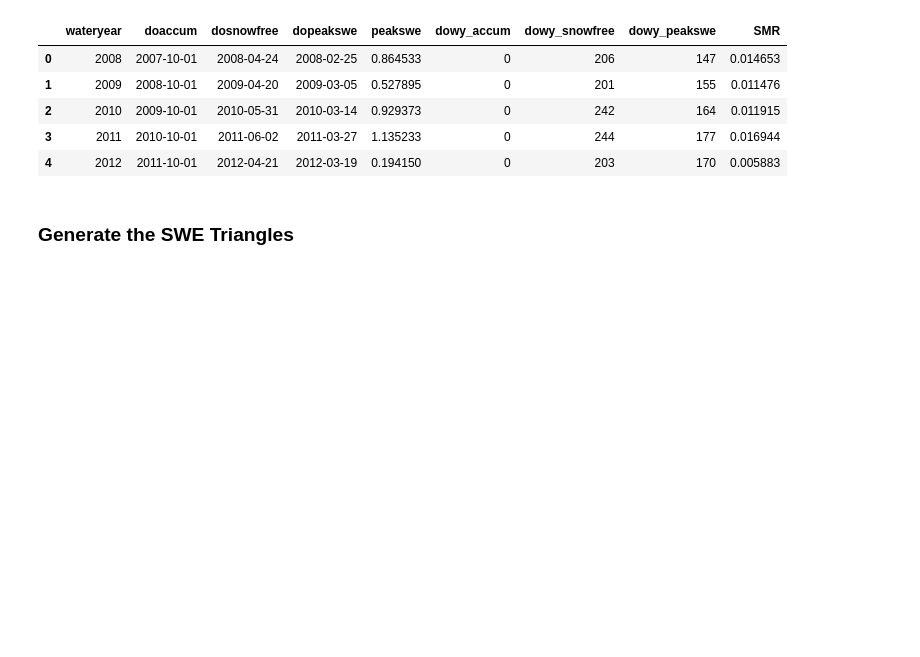
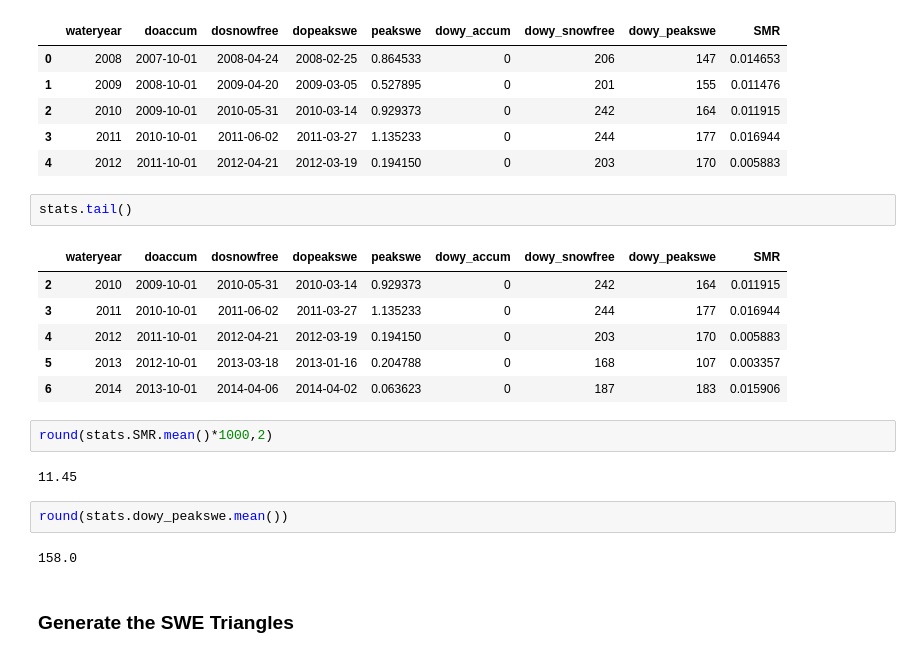
Before and after one commit to theobarnhart/rhessys_prep_analysis, a Jupyter notebook: smex/p301_snowmelt_scenarios_v7.ipynb, the cells around one changed output. Saved outputs shown, nothing was run; the diff lists cells and outputs as text; blank space fills up the shorter version.

```diff
--- a/smex/p301_snowmelt_scenarios_v7.ipynb
+++ b/smex/p301_snowmelt_scenarios_v7.ipynb
@@ -59,6 +59,23 @@ stats.head()
 | 2 | 2010 | 2009-10-01 | 2010-05-31 | 2010-03-14 | 0.929373 | 0 | 242 | 164 | 0.011915 |
 | 3 | 2011 | 2010-10-01 | 2011-06-02 | 2011-03-27 | 1.135233 | 0 | 244 | 177 | 0.016944 |
 | 4 | 2012 | 2011-10-01 | 2012-04-21 | 2012-03-19 | 0.194150 | 0 | 203 | 170 | 0.005883 |
+# %%
+stats.tail()
+# %% [output]
+|  | wateryear | doaccum | dosnowfree | dopeakswe | peakswe | dowy_accum | dowy_snowfree | dowy_peakswe | SMR |
+| 2 | 2010 | 2009-10-01 | 2010-05-31 | 2010-03-14 | 0.929373 | 0 | 242 | 164 | 0.011915 |
+| 3 | 2011 | 2010-10-01 | 2011-06-02 | 2011-03-27 | 1.135233 | 0 | 244 | 177 | 0.016944 |
+| 4 | 2012 | 2011-10-01 | 2012-04-21 | 2012-03-19 | 0.194150 | 0 | 203 | 170 | 0.005883 |
+| 5 | 2013 | 2012-10-01 | 2013-03-18 | 2013-01-16 | 0.204788 | 0 | 168 | 107 | 0.003357 |
+| 6 | 2014 | 2013-10-01 | 2014-04-06 | 2014-04-02 | 0.063623 | 0 | 187 | 183 | 0.015906 |
+# %%
+round(stats.SMR.mean()*1000,2)
+# %% [output]
+11.45
+# %%
+round(stats.dowy_peakswe.mean())
+# %% [output]
+158.0
 # %% [markdown]
 ### Generate the SWE Triangles
 # %%
```
Also changed, not shown: 5 other files.
